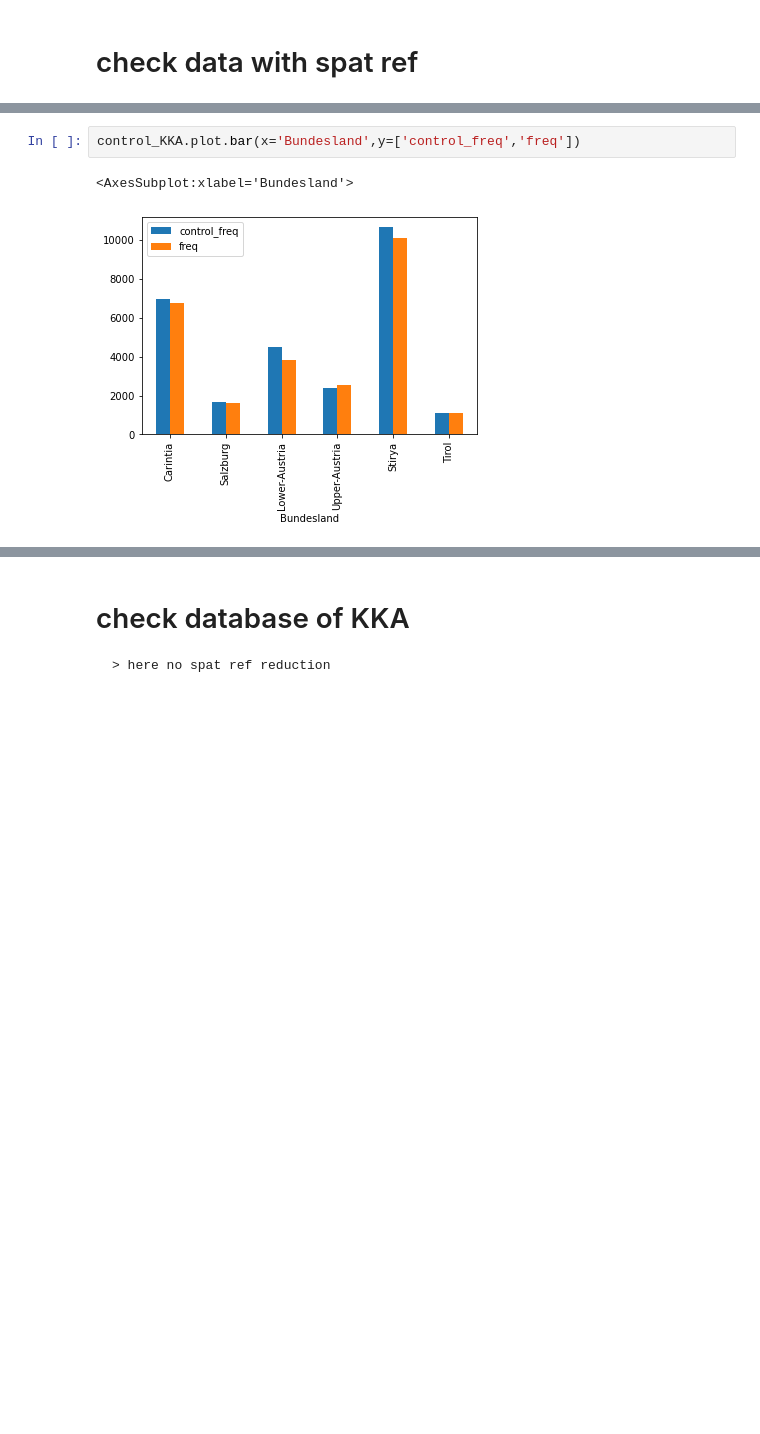
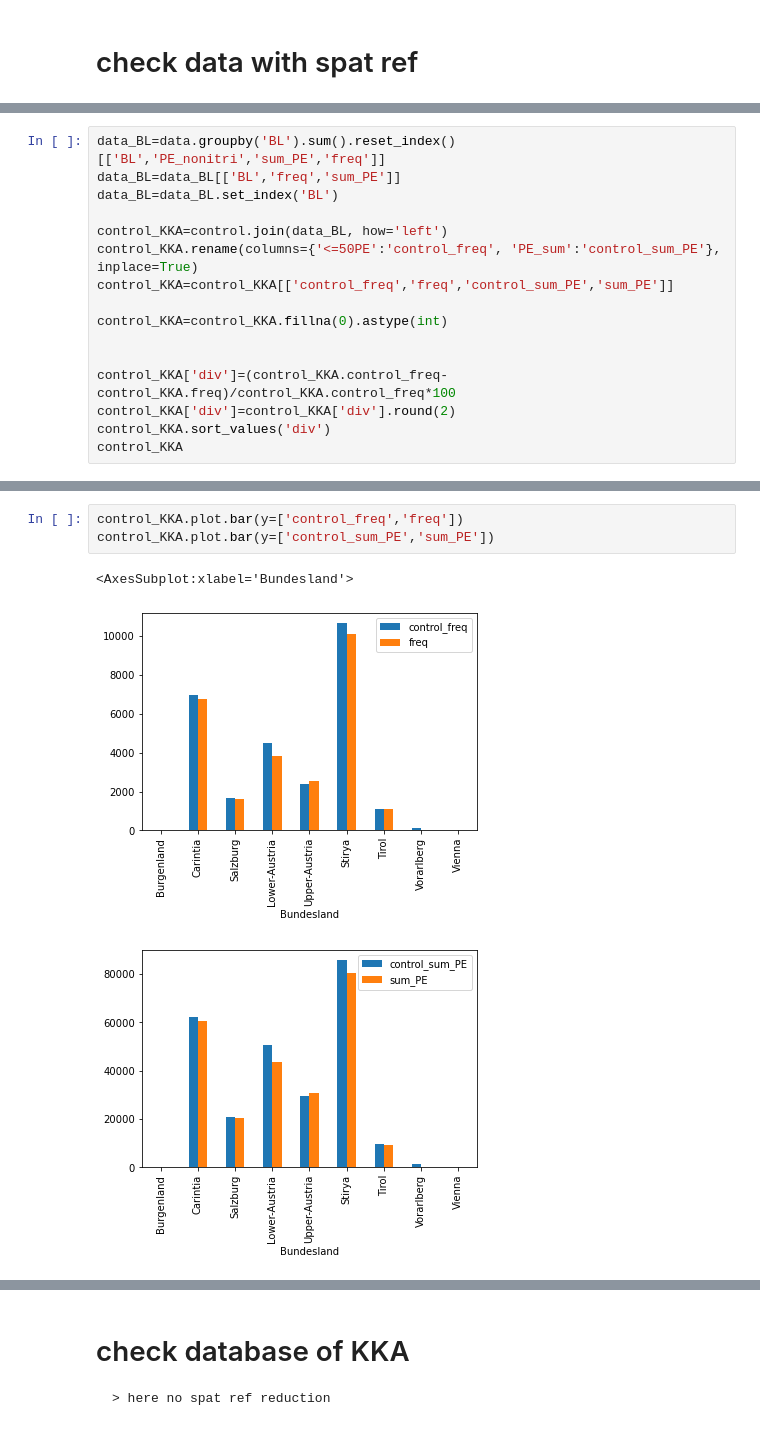
Before and after one commit to anakarpow/Locating-small-wastewater-systems-in-Austria, a Jupyter notebook: control_data_gunter.ipynb, the cells around one changed output, grey strips where cells are left out. Drawn from its saved outputs; the diff is of its cells as text; blank space fills up the shorter version.

```diff
--- a/control_data_gunter.ipynb
+++ b/control_data_gunter.ipynb
@@ -181,0 +94,16 @@ control_KKA
+# %%
+data_BL=data.groupby('BL').sum().reset_index()[['BL','PE_nonitri','sum_PE','freq']]
+data_BL=data_BL[['BL','freq','sum_PE']]
+data_BL=data_BL.set_index('BL')
+
+control_KKA=control.join(data_BL, how='left')
+control_KKA.rename(columns={'<=50PE':'control_freq', 'PE_sum':'control_sum_PE'}, inplace=True)
+control_KKA=control_KKA[['control_freq','freq','control_sum_PE','sum_PE']]
+
+control_KKA=control_KKA.fillna(0).astype(int)
+
+
+control_KKA['div']=(control_KKA.control_freq-control_KKA.freq)/control_KKA.control_freq*100
+control_KKA['div']=control_KKA['div'].round(2)
+control_KKA.sort_values('div')
+control_KKA
@@ -182,5 +128,7 @@ control_KKA
 # %%
-control_KKA.plot.bar(x='Bundesland',y=['control_freq','freq'])
+control_KKA.plot.bar(y=['control_freq','freq'])
+control_KKA.plot.bar(y=['control_sum_PE','sum_PE'])
 # %% [output]
 <AxesSubplot:xlabel='Bundesland'>
-[figure, old version]
+[figure, new version]
+[figure, added]
```
Also changed, not shown: parts of 60 cells of this notebook, 11 other files.
